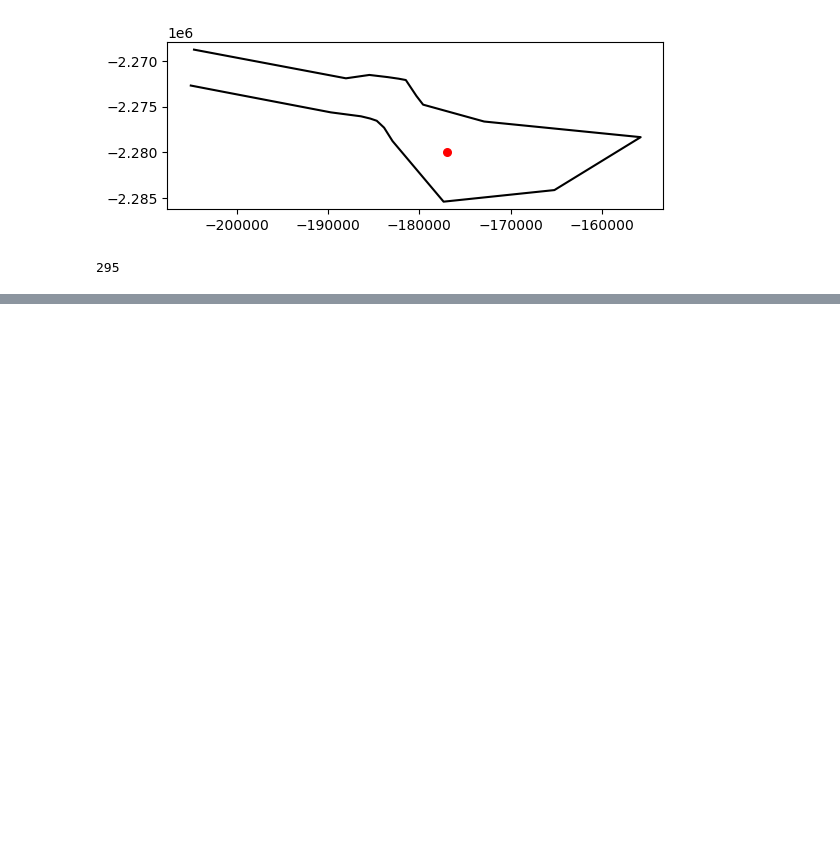
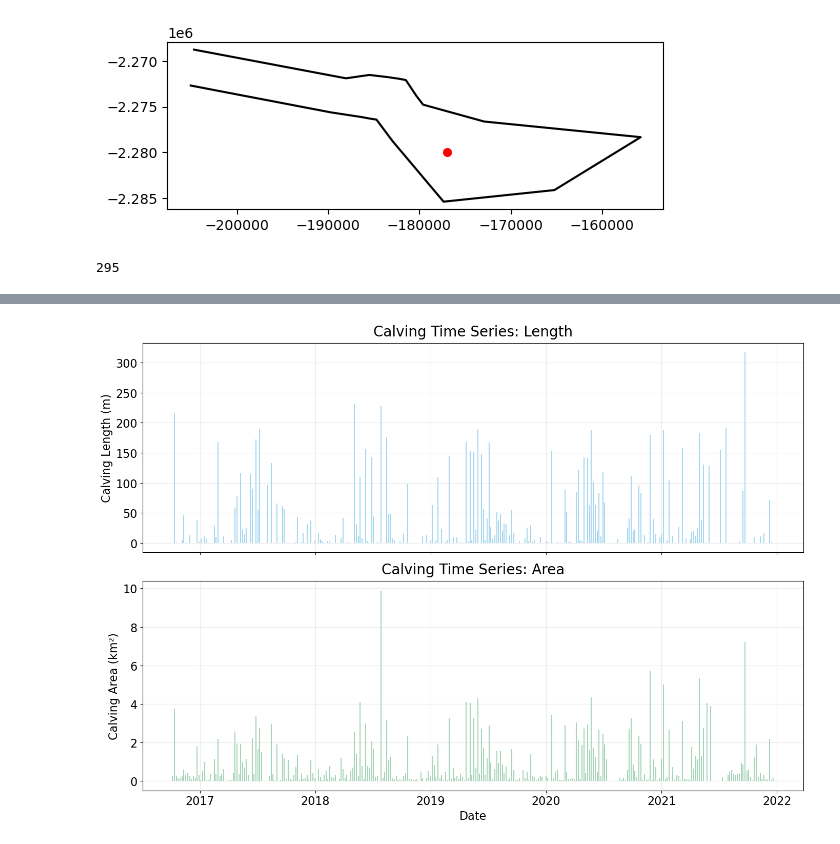
Before and after one commit to sofiasuhinin/Jakobshavn-Isbrae-CalvingStatistics, a Jupyter notebook: notebooks/3_calvingseries_method.ipynb, the cells around one changed output, grey strips where cells are left out. Saved outputs shown, nothing was run; the diff lists cells and outputs as text; code cells hidden in the pictures; blank space fills up the shorter version.

```diff
--- a/notebooks/3_calvingseries_method.ipynb
+++ b/notebooks/3_calvingseries_method.ipynb
@@ -1150,3 +1177,49 @@ plt.tight_layout()
+# %%
+# mask negative values
+terminus["calving_positive"] = terminus["calving_magnitude"].where(
+    terminus["calving_magnitude"] > 0
+)
+
+fig, ax = plt.subplots(2, 1, figsize=(14, 10), sharex=True)
+
+# ------------------------------------------------------------------
+# Length calving time series
+# ------------------------------------------------------------------
+
+ax[0].vlines(
+    terminus["Date"],
+    ymin=0,
+    ymax=terminus["calving_positive"],
+    color=length_light
+)
+
+ax[0].set_ylabel("Calving Length (m)", fontsize=16)
+ax[0].set_title("Calving Time Series: Length", fontsize=20, pad=10)
+ax[0].grid(True, alpha=0.25)
+ax[0].tick_params(axis='both', labelsize=16)
+
+
+# ------------------------------------------------------------------
+# Area calving time series
+# ------------------------------------------------------------------
+
+ax[1].vlines(
+    terminus["Date"],
+    ymin=0,
+    ymax=terminus["calving_area_km2"],
+    color=area_light
+)
+
+ax[1].set_xlabel("Date", fontsize=16)
+ax[1].set_ylabel("Calving Area (km²)", fontsize=16)
+ax[1].set_title("Calving Time Series: Area", fontsize=20, pad=10)
+ax[1].grid(True, alpha=0.25)
+ax[1].tick_params(axis='both', labelsize=16)
+
+plt.tight_layout()
+plt.show()
+# %% [output]
+[figure, added]
 # %%
 def plot_calving(i):
     terminus_observed = terminus.geometry.iloc[i]
```
Also changed, not shown: parts of 16 cells of this notebook, 1 other file.
